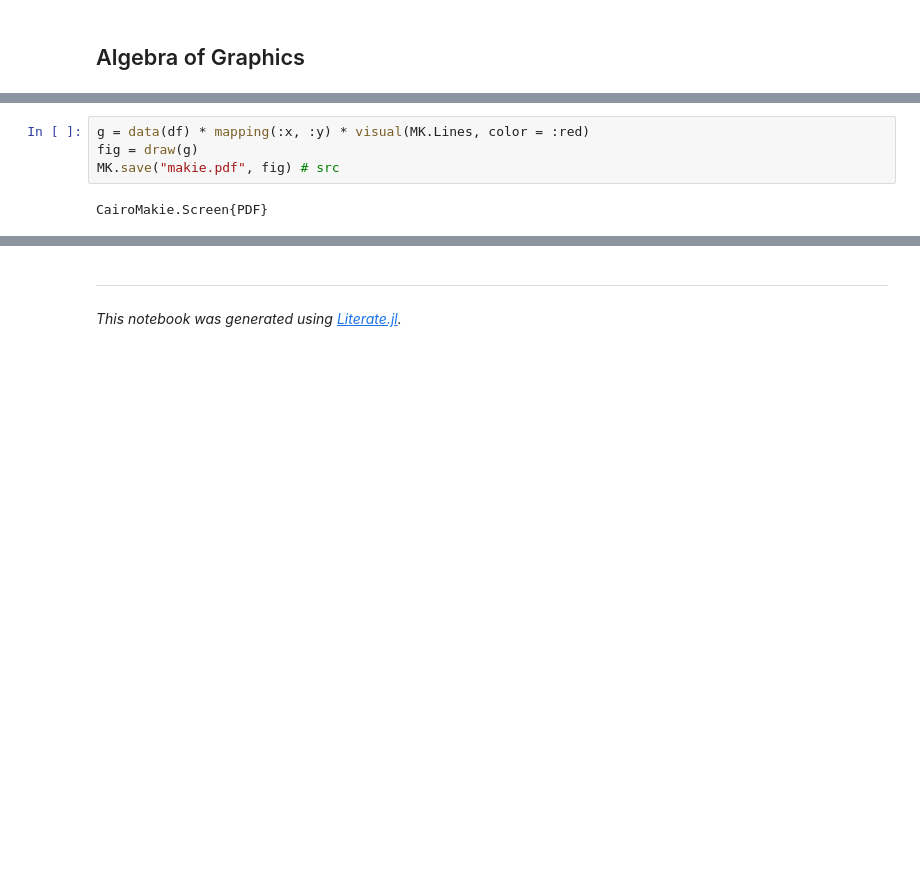
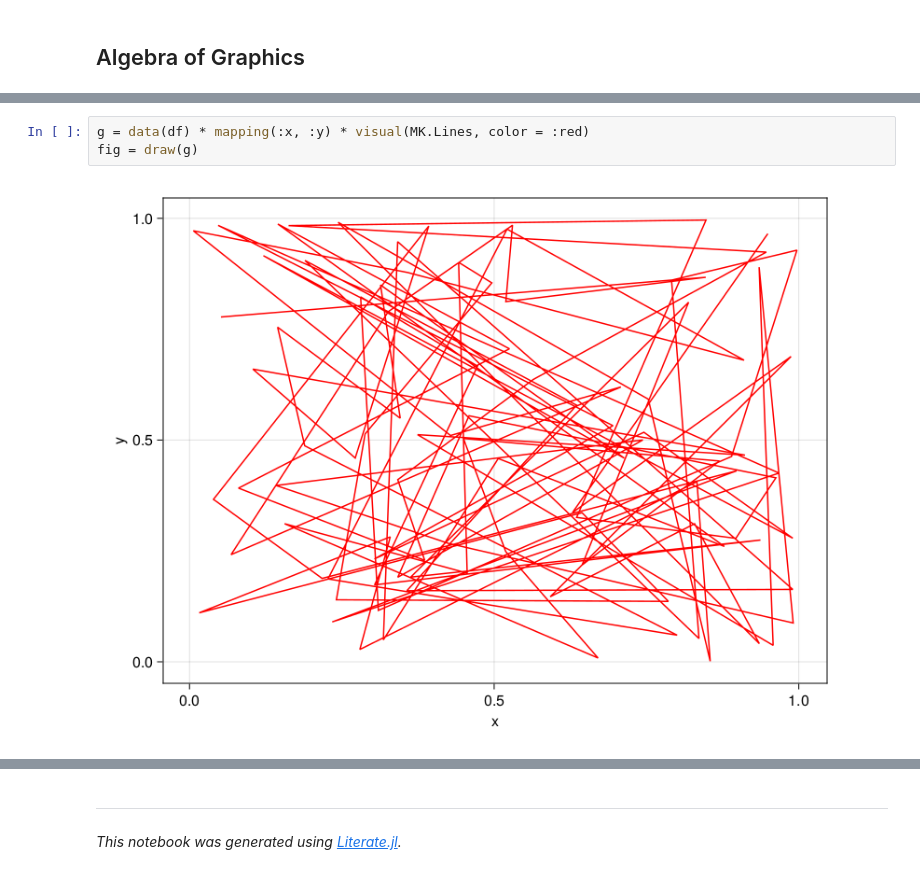
Before and after one commit to ErickChacon/julia-tutorial, a Jupyter notebook: notebooks/30-makie.ipynb, the cells around one changed output, grey strips where cells are left out. Saved outputs shown, nothing was run; the diff lists cells and outputs as text; blank space fills up the shorter version.

```diff
--- a/notebooks/30-makie.ipynb
+++ b/notebooks/30-makie.ipynb
@@ -90,9 +75,8 @@ CairoMakie.Screen{PDF}
 # %%
 g = data(df) * mapping(:x, :y) * visual(MK.Lines, color = :red)
 fig = draw(g)
-MK.save("makie.pdf", fig) # src
 # %% [output]
-CairoMakie.Screen{PDF}
+[figure, added]
 # %%
 g = data(df) * mapping(:x, :y, color = :group) *
     (visual(MK.Scatter) + visual(MK.Lines))
```
Also changed, not shown: parts of 9 cells of this notebook, 11 other files.
